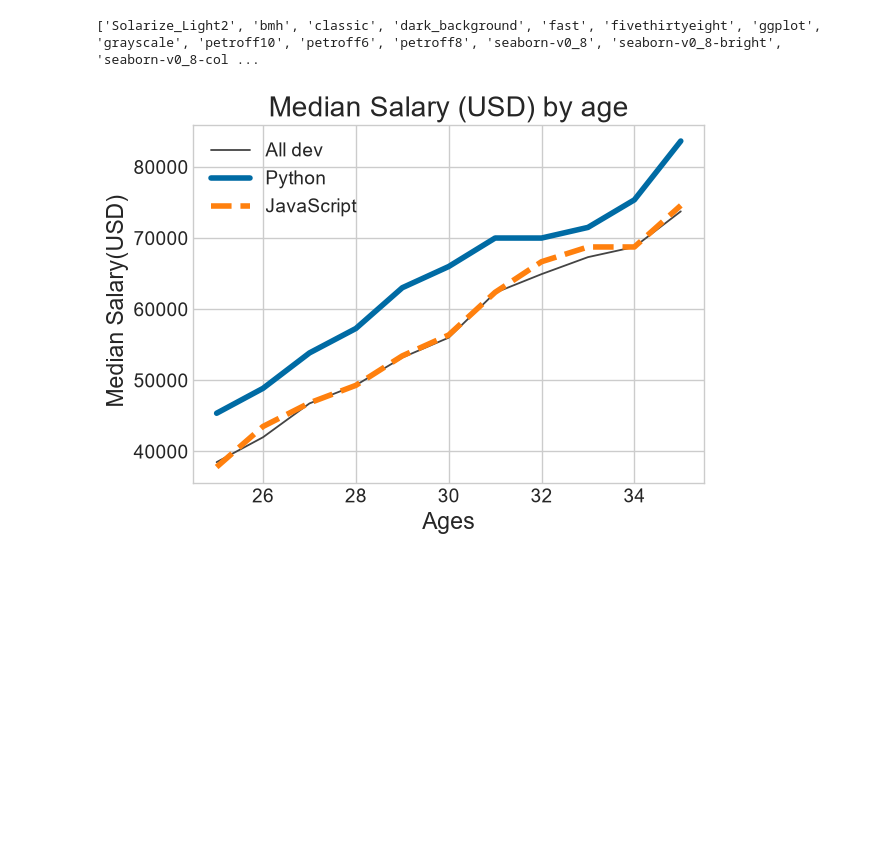
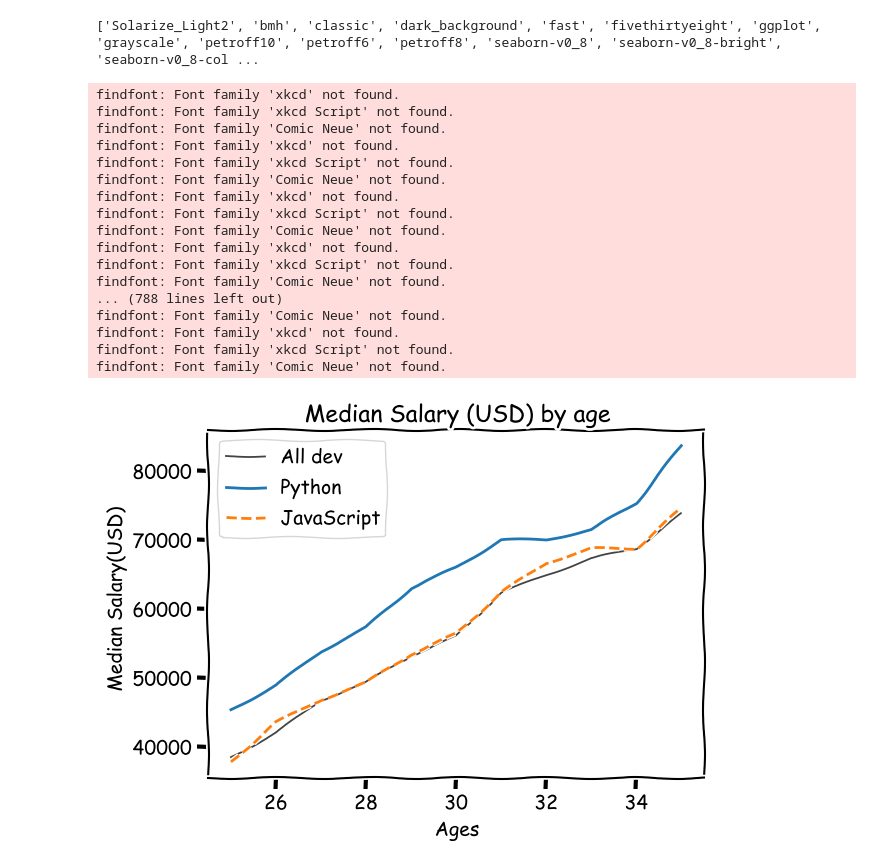
Before and after one commit to certifiedslidder-sudo/Matplotlib, a Jupyter notebook: demo.ipynb, the cells around one changed output. Saved outputs shown, nothing was run; the diff lists cells and outputs as text; code cells hidden in the pictures; blank space fills up the shorter version.

Commit message:
matplotlib xkcd comic , save png

```diff
--- a/demo.ipynb
+++ b/demo.ipynb
@@ -21,34 +21,53 @@ print(plt.style.available)   # through this you can see all the available styles
 ['Solarize_Light2', 'bmh', 'classic', 'dark_background', 'fast', 'fivethirtyeight', 'ggplot', 'grayscale', 'petroff10', 'petroff6', 'petroff8', 'seaborn-v0_8', 'seaborn-v0_8-bright', 'seaborn-v0_8-col ...
 # %%
 #plt.style.use('default')
-plt.style.use('tableau-colorblind10')
+plt.xkcd()
 ages_x = [25, 26, 27, 28, 29, 30, 31, 32, 33, 34, 35]  # x axis,age
 dev_y = [38496, 42000, 46752, 49320, 53200,
          56000, 62316, 64928, 67317, 68748, 73752]  # y axis, salary
 plt.plot(ages_x,dev_y , color ='#444444',linewidth = 1.3, linestyle ='-', label ='All dev')     # adding hex value(2r,2g,2b)
 # Median Python Developer Salaries by Age
 py_dev_y = [45372, 48876, 53850, 57287, 63016,
             65998, 70003, 70000, 71496, 75370, 83640]
 # format string , [marker][line][color]
 # plt.plot(ages_x, py_dev_y,'b-', label ='Python')     # general way
 plt.plot(ages_x,py_dev_y,linestyle ='-', label = 'Python')    # here i formatted via argument
 
 # Median JavaScript Developer Salaries by Age
 js_dev_y = [37810, 43515, 46823, 49293, 53437,
             56373, 62375, 66674, 68745, 68746, 74583]
 plt.plot(ages_x,js_dev_y, linestyle ='--', label = 'JavaScript')
 
 plt.xlabel('Ages')
 plt.ylabel(' Median Salary(USD)')
 plt.title('Median Salary (USD) by age')
 #plt.legend(['All Devs' , 'Python'])   for this you need to know  the order of things added in the plot. use lebel like above
 plt.legend()
 
 #plt.grid(True)        # adding grid
 plt.tight_layout()    # adding padding
+
+plt.savefig('plot.png')
 plt.show()
 # %% [output]
+findfont: Font family 'xkcd' not found.
+findfont: Font family 'xkcd Script' not found.
+findfont: Font family 'Comic Neue' not found.
+findfont: Font family 'xkcd' not found.
+findfont: Font family 'xkcd Script' not found.
+findfont: Font family 'Comic Neue' not found.
+findfont: Font family 'xkcd' not found.
+findfont: Font family 'xkcd Script' not found.
+findfont: Font family 'Comic Neue' not found.
+findfont: Font family 'xkcd' not found.
+findfont: Font family 'xkcd Script' not found.
+findfont: Font family 'Comic Neue' not found.
+... (788 lines left out)
+findfont: Font family 'Comic Neue' not found.
+findfont: Font family 'xkcd' not found.
+findfont: Font family 'xkcd Script' not found.
+findfont: Font family 'Comic Neue' not found.
-[figure, old version]
+[figure, new version]
 # %%
 plt.style.use('default')
 ages_x = [25, 26, 27, 28, 29, 30, 31, 32, 33, 34, 35]  # x axis,age
```
Also changed, not shown: parts of 1 cell of this notebook.
